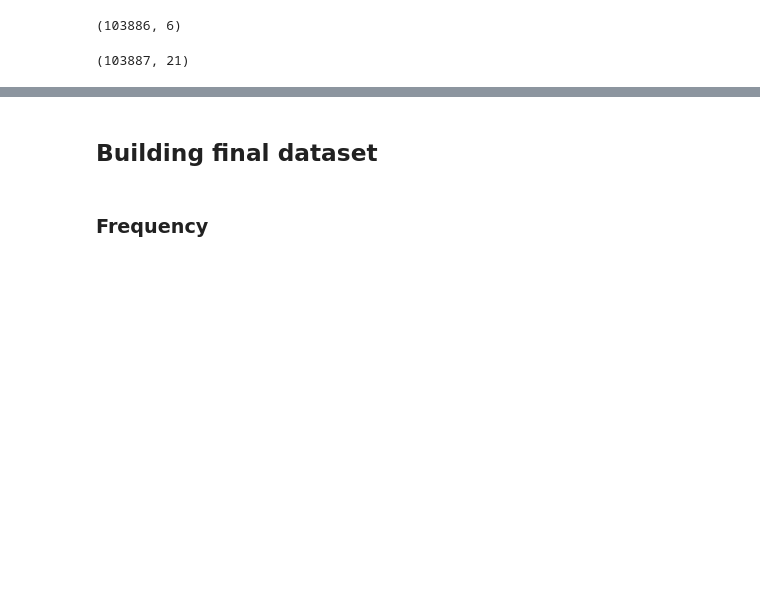
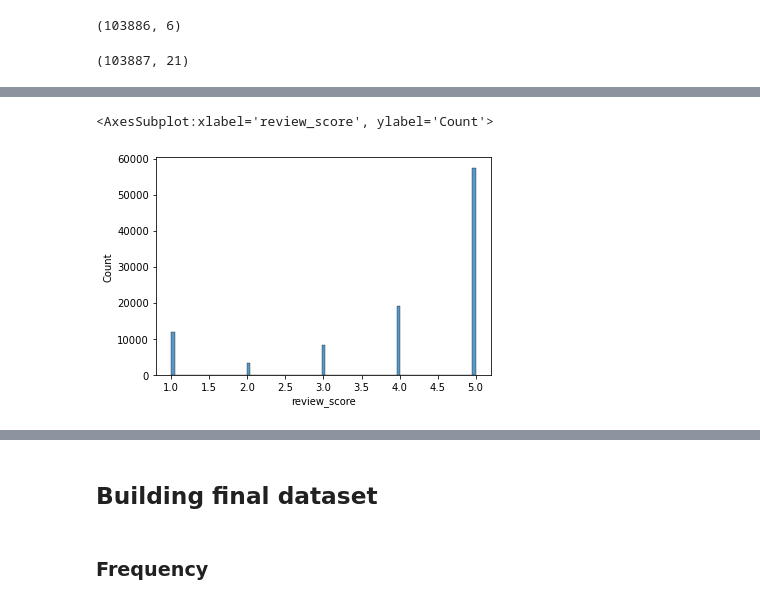
Before and after one commit to yhereng/OpenClassrooms, a Jupyter notebook: OC-P5/P5 - Segmentation Marketing.ipynb, the cells around one changed output, grey strips where cells are left out. Cells and saved outputs as stored; diff of their text form; code cells hidden in the pictures; blank space fills up the shorter version.

```diff
--- a/OC-P5/P5 - Segmentation Marketing.ipynb
+++ b/OC-P5/P5 - Segmentation Marketing.ipynb
@@ -317,0 +343,5 @@ master
+# %%
+sns.histplot(df_reviews['review_score'])
+# %% [output]
+<AxesSubplot:xlabel='review_score', ylabel='Count'>
+[figure, added]
```
Also changed, not shown: parts of 58 cells of this notebook.
